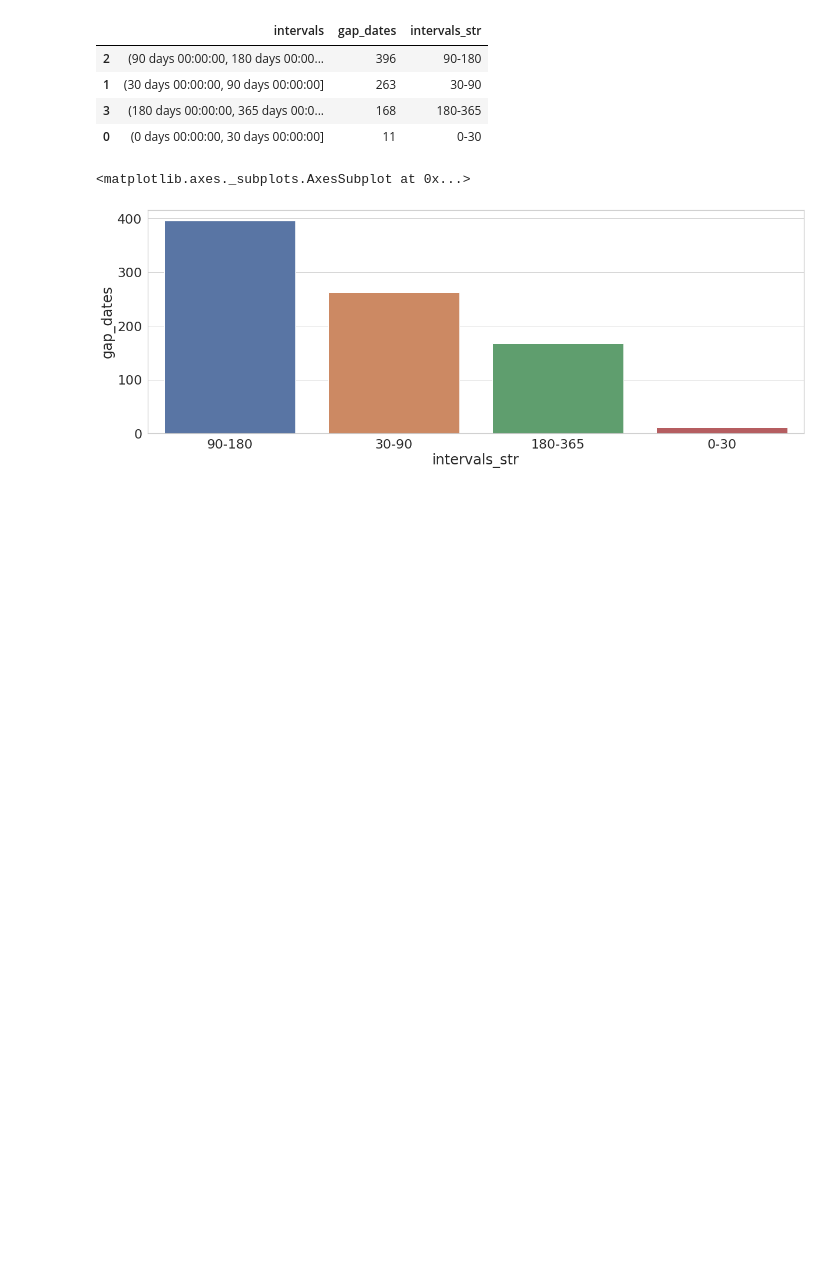
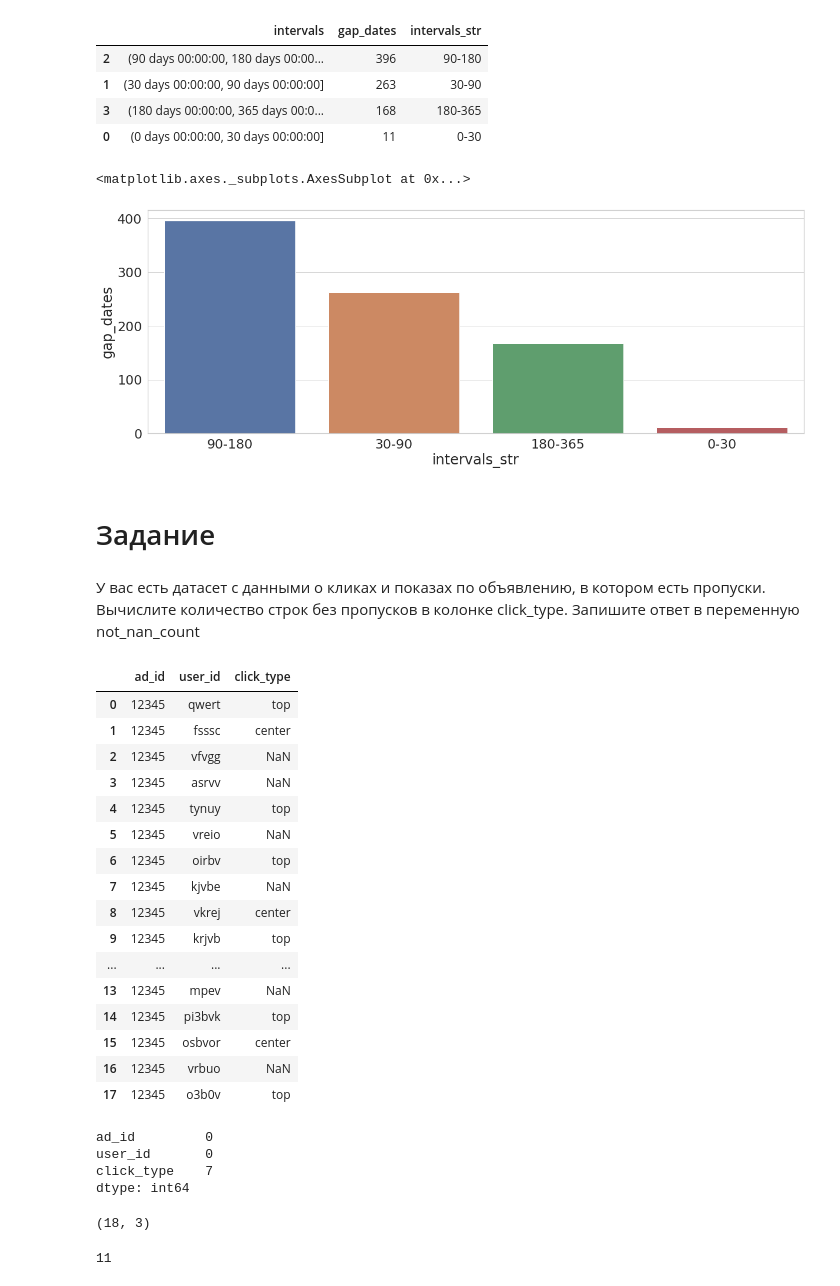
Before and after one commit to evsairina/e-learning, a Jupyter notebook: advertising/advertising data.ipynb, the cells around one changed output. Drawn from its saved outputs; the diff is of its cells as text; code cells hidden in the pictures; blank space fills up the shorter version.

```diff
--- a/advertising/advertising data.ipynb
+++ b/advertising/advertising data.ipynb
@@ -408,3 +408,52 @@ sns.barplot(x="intervals_str", y="gap_dates", data=df_min_dates_sort )
 # %% [output]
 <matplotlib.axes._subplots.AxesSubplot at 0x...>
 [figure]
+# %% [markdown]
+# Задание
+# %% [markdown]
+У вас есть датасет с данными о кликах и показах по объявлению, в котором есть пропуски.
+Вычислите количество строк без пропусков в колонке click_type. Запишите ответ в переменную not_nan_count
+# %%
+# считываем исходные данные
+df = pd.read_csv('/mnt/HC_Volume_18315164/home-jupyter/jupyter-i-evsa-22/lesson_7/sample_ads.csv', sep=',')
+# %%
+df
+# %% [output]
+|  | ad_id | user_id | click_type |
+| 0 | 12345 | qwert | top |
+| 1 | 12345 | fsssc | center |
+| 2 | 12345 | vfvgg | NaN |
+| 3 | 12345 | asrvv | NaN |
+| 4 | 12345 | tynuy | top |
+| 5 | 12345 | vreio | NaN |
+| 6 | 12345 | oirbv | top |
+| 7 | 12345 | kjvbe | NaN |
+| 8 | 12345 | vkrej | center |
+| 9 | 12345 | krjvb | top |
+| ... | ... | ... | ... |
+| 13 | 12345 | mpev | NaN |
+| 14 | 12345 | pi3bvk | top |
+| 15 | 12345 | osbvor | center |
+| 16 | 12345 | vrbuo | NaN |
+| 17 | 12345 | o3b0v | top |
+# %%
+# смотрим структуру данных
+df.isna().sum()
+
+# всего 7 строк с пропусками
+# %% [output]
+ad_id         0
+user_id       0
+click_type    7
+dtype: int64
+# %%
+# считаем общее кол-во строк -18
+df.shape
+# %% [output]
+(18, 3)
+# %%
+# считаем кол-во строк без пропусков
+not_nan_count = df['click_type'].notna().sum()
+not_nan_count
+# %% [output]
+11
```
